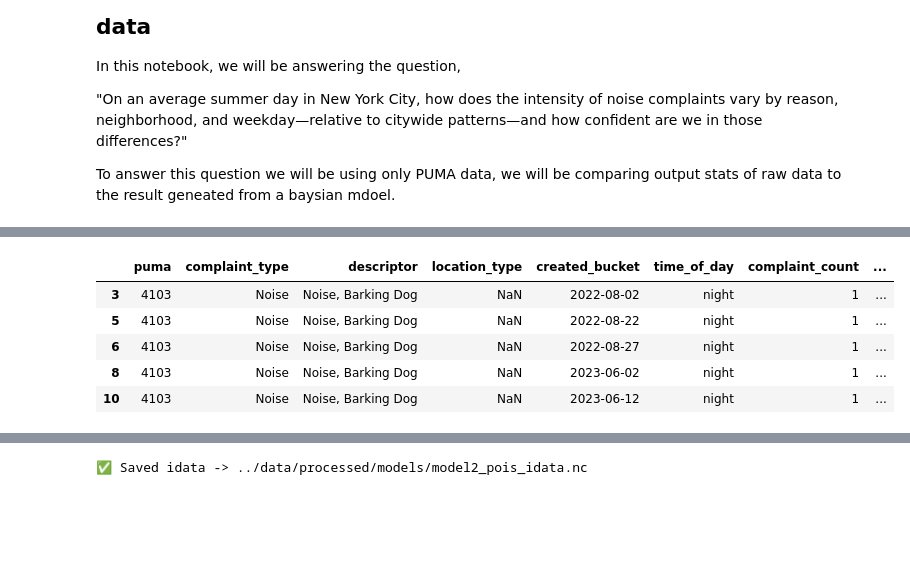
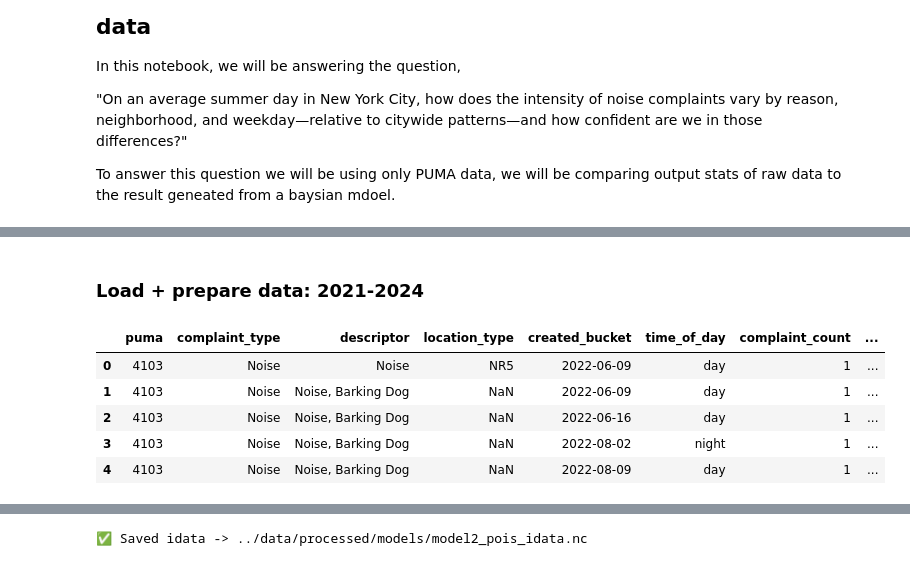
Before and after one commit to mosesmc52/nyc-311-bayesian-noise-models, a Jupyter notebook: notebooks/2_neighborhood_differences.ipynb, the cells around one changed output, grey strips where cells are left out. Drawn from its saved outputs; the diff is of its cells as text; code cells hidden in the pictures; blank space fills up the shorter version.

```diff
--- a/notebooks/2_neighborhood_differences.ipynb
+++ b/notebooks/2_neighborhood_differences.ipynb
@@ -42,0 +35,2 @@ For details and migration guidance, visit: https://python.arviz.org/en/latest/us
+# %% [markdown]
+### Load + prepare data: 2021-2024
@@ -47,17 +43,16 @@ df_puma = pd.read_parquet(
 # %%
 df_puma = prep_the_data(df_puma)
 # %%
-df_puma_2022__2024 = df_puma.loc[
-    (df_puma["created_bucket"] >= "2022-01-01") &
-    (df_puma["created_bucket"] <  "2024-12-31") &
-     (df_puma["time_of_day"] ==  "night")
+df_puma_2021__2024 = df_puma.loc[
+    (df_puma["created_bucket"] >= "2021-01-01") &
+    (df_puma["created_bucket"] <  "2024-12-31")
 ].copy()
 # %%
-df_puma_2022__2024.head()
+df_puma_2021__2024.head()
 # %% [output]
 |  | puma | complaint_type | descriptor | location_type | created_bucket | time_of_day | complaint_count | ... |
+| 0 | 4103 | Noise | Noise | NR5 | 2022-06-09 | day | 1 | ... |
+| 1 | 4103 | Noise | Noise, Barking Dog | NaN | 2022-06-09 | day | 1 | ... |
+| 2 | 4103 | Noise | Noise, Barking Dog | NaN | 2022-06-16 | day | 1 | ... |
 | 3 | 4103 | Noise | Noise, Barking Dog | NaN | 2022-08-02 | night | 1 | ... |
-| 5 | 4103 | Noise | Noise, Barking Dog | NaN | 2022-08-22 | night | 1 | ... |
-| 6 | 4103 | Noise | Noise, Barking Dog | NaN | 2022-08-27 | night | 1 | ... |
-| 8 | 4103 | Noise | Noise, Barking Dog | NaN | 2023-06-02 | night | 1 | ... |
-| 10 | 4103 | Noise | Noise, Barking Dog | NaN | 2023-06-12 | night | 1 | ... |
+| 4 | 4103 | Noise | Noise, Barking Dog | NaN | 2022-08-09 | day | 1 | ... |
```
Also changed, not shown: parts of 34 cells of this notebook, 2 other files.
